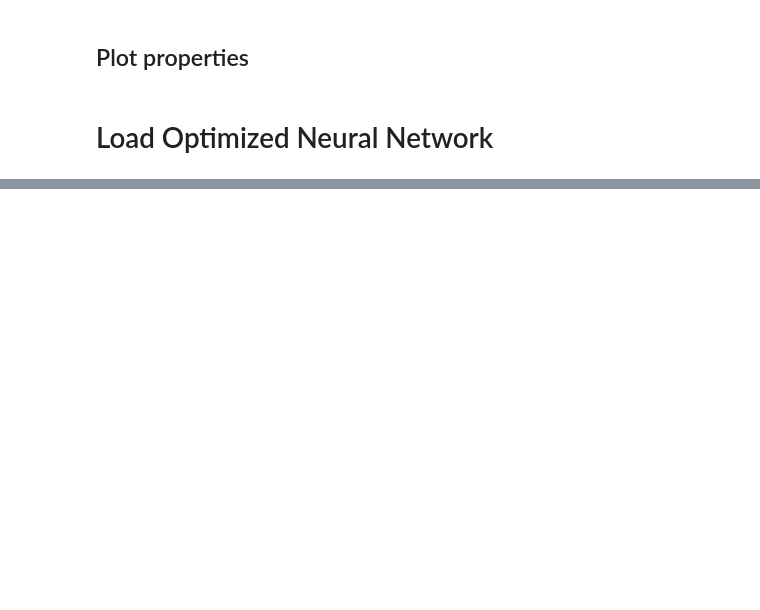
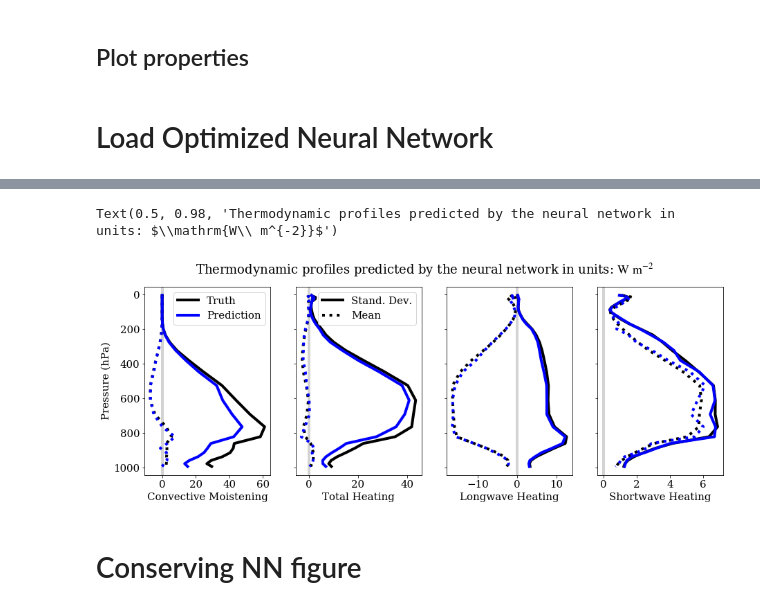
Before and after one commit to wallingTACC/CBRAIN-CAM, a Jupyter notebook: notebooks/tbeucler_devlog/043_Figures_For_Pierre_ML_Geosciences.ipynb, the cells around one changed output, grey strips where cells are left out. Saved outputs shown, nothing was run; the diff lists cells and outputs as text; code cells hidden in the pictures; blank space fills up the shorter version.

```diff
--- a/notebooks/tbeucler_devlog/043_Figures_For_Pierre_ML_Geosciences.ipynb
+++ b/notebooks/tbeucler_devlog/043_Figures_For_Pierre_ML_Geosciences.ipynb
@@ -78,0 +185,56 @@ md.stats = pickle.load(open(path,'rb'))
+# %%
+fig,ax = plt.subplots(1,4,figsize=(15,5))
+
+VARS = ['PHQ','TPHYSTND','QRL','QRS']
+NAME = ['Convective Moistening','Total Heating','Longwave Heating','Shortwave Heating']
+for ivar,var in enumerate(VARS):
+
+    ax[ivar].axvline(x=0,c='lightgray')
+
+    if ivar!=1:
+        ax[ivar].plot(np.mean(np.sqrt(md.stats['true_var'][:,:,md.get_output_var_idx(var)])*\
+                         md.valid_gen.output_transform.scale[md.get_output_var_idx(var)],\
+                         axis=(0,1)),lev,label='Truth',color='k')
+        ax[ivar].plot(np.mean(np.sqrt(md.stats['pred_var'][:,:,md.get_output_var_idx(var)])*\
+                         md.valid_gen.output_transform.scale[md.get_output_var_idx(var)],\
+                         axis=(0,1)),lev,label='Prediction',color='b')
+        ax[ivar].plot(np.mean(md.stats['true_mean'][:,:,md.get_output_var_idx(var)]*\
+                         md.valid_gen.output_transform.scale[md.get_output_var_idx(var)],\
+                         axis=(0,1)),lev,color='k',linestyle=':')
+        ax[ivar].plot(np.mean(md.stats['pred_mean'][:,:,md.get_output_var_idx(var)]*\
+                         md.valid_gen.output_transform.scale[md.get_output_var_idx(var)],\
+                         axis=(0,1)),lev,color='b',linestyle=':')
+    elif ivar==1:
+        ax[ivar].plot(np.mean(np.sqrt(md.stats['true_var'][:,:,md.get_output_var_idx(var)])*\
+                         md.valid_gen.output_transform.scale[md.get_output_var_idx(var)],\
+                         axis=(0,1)),lev,color='k',label='Stand. Dev.')
+        ax[ivar].plot(np.mean(np.sqrt(md.stats['pred_var'][:,:,md.get_output_var_idx(var)])*\
+                         md.valid_gen.output_transform.scale[md.get_output_var_idx(var)],\
+                         axis=(0,1)),lev,color='b')
+        ax[ivar].plot(np.mean(md.stats['true_mean'][:,:,md.get_output_var_idx(var)]*\
+                         md.valid_gen.output_transform.scale[md.get_output_var_idx(var)],\
+                         axis=(0,1)),lev,color='k',linestyle=':',label='Mean')
+        ax[ivar].plot(np.mean(md.stats['pred_mean'][:,:,md.get_output_var_idx(var)]*\
+                         md.valid_gen.output_transform.scale[md.get_output_var_idx(var)],\
+                         axis=(0,1)),lev,color='b',linestyle=':')
+        ax[ivar].legend()
+
+
+    ax[ivar].set_xlabel(NAME[ivar])
+    ax[ivar].invert_yaxis()
+
+    if ivar==0:
+        ax[ivar].legend()
+        ax[ivar].set_ylabel('Pressure (hPa)')
+    else:
+        ax[ivar].tick_params(labelleft=False)
+
+fig.suptitle("Thermodynamic profiles predicted by the neural network in units: $\mathrm{W\ m^{-2}}$")
+
+#name = 'CQ3'
+#plt.savefig(pathHOME+name+'.png',format='png')
+# %% [output]
+Text(0.5, 0.98, 'Thermodynamic profiles predicted by the neural network in units: $\\mathrm{W\\ m^{-2}}$')
+[figure, added]
+# %% [markdown]
+# Conserving NN figure
```
Also changed, not shown: parts of 27 cells of this notebook, 33 other files.
